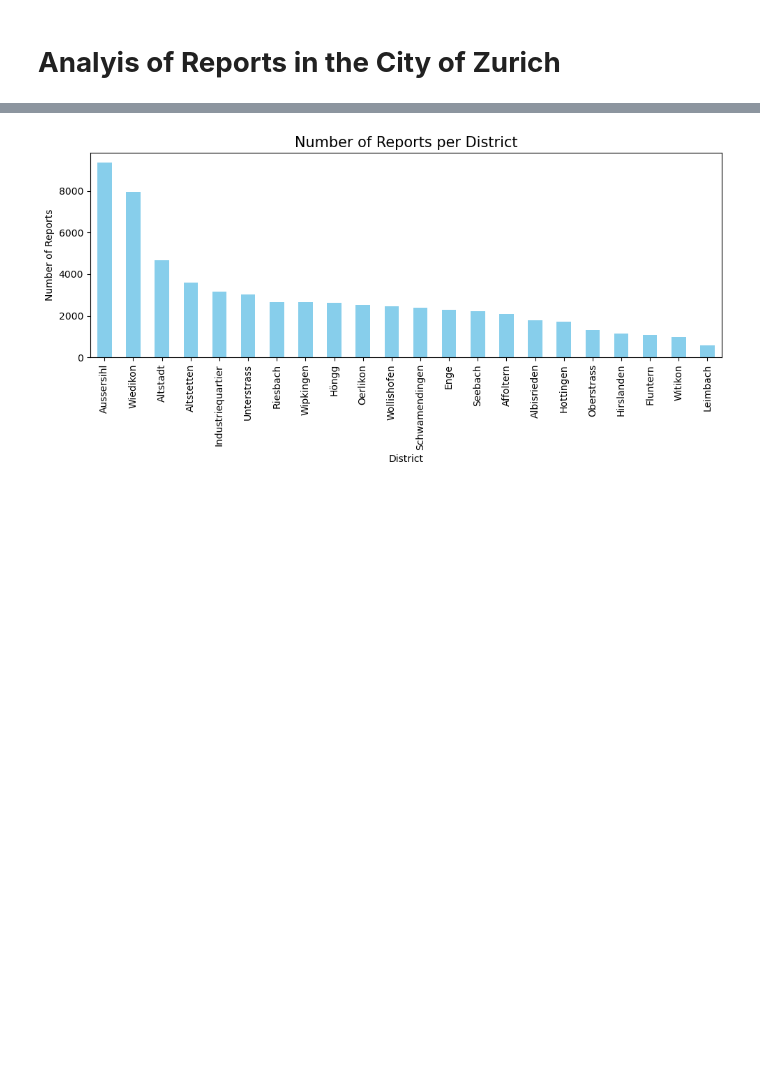
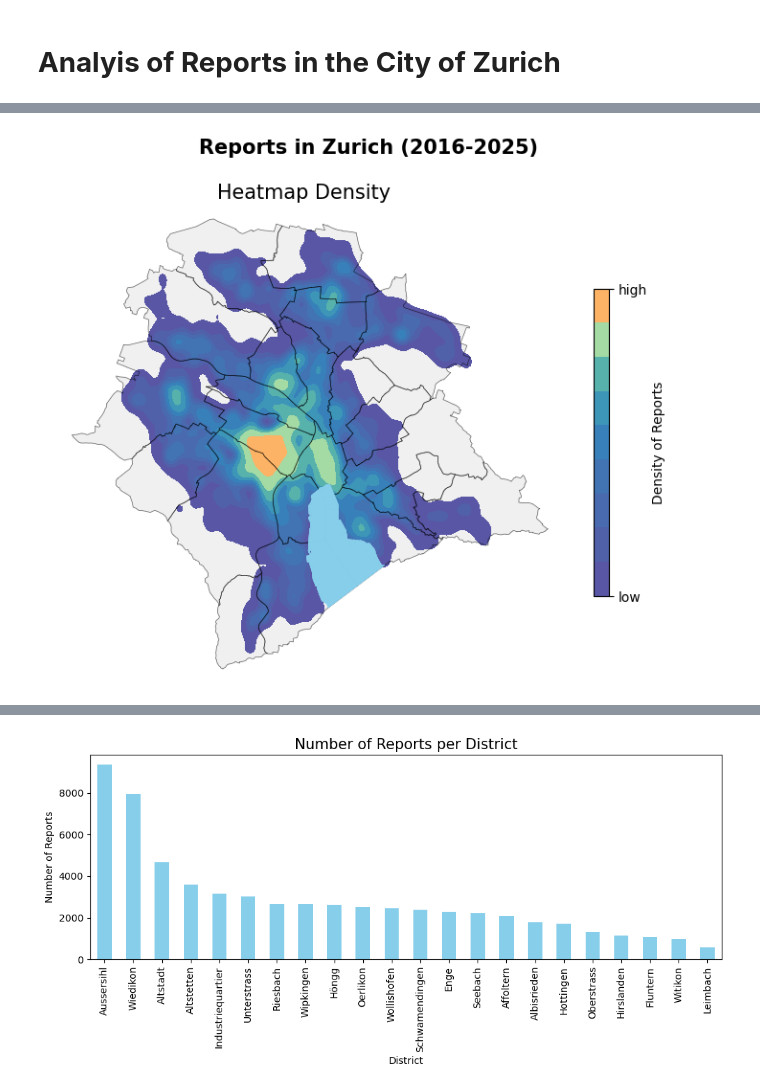
Before and after one commit to fabianott/zueriwieneu_spatial_analysis, a Jupyter notebook: notebooks/spatial_analysis.ipynb, the cells around one changed output, grey strips where cells are left out. Cells and saved outputs as stored; diff of their text form; code cells hidden in the pictures; blank space fills up the shorter version.

```diff
--- a/notebooks/spatial_analysis.ipynb
+++ b/notebooks/spatial_analysis.ipynb
@@ -114,0 +93,35 @@ plt.show()
+# %%
+# 3. Heatmap (Kernel Density Estimate)
+fig, ax = plt.subplots(1, 1, figsize=(7, 6))
+fig.suptitle("Reports in Zurich (2016-2025)", fontsize=15, x=0.5, y=1.001, fontweight="bold")
+
+quartiere_gdf.plot(ax=ax, color="#f0f0f0", edgecolor="none")
+
+sns.kdeplot(
+    x=reports_gdf.e,
+    y=reports_gdf.n,
+    ax=ax,
+    cmap="Spectral_r",
+    fill=True,
+    thresh=0.05,
+    cbar=True,
+    cbar_kws={"label": "Density of Reports", "orientation": "vertical", "shrink": 0.6},
+    bw_adjust=0.5
+)
+
+cbar = ax.collections[-1].colorbar
+vmin, vmax = cbar.ax.get_ylim()
+cbar.set_ticks([vmin, vmax])
+cbar.set_ticklabels(["low", "high"])
+
+lakes_gdf.plot(ax=ax, color="skyblue", zorder=2)
+quartiere_gdf.boundary.plot(ax=ax, color="black", linewidth=0.5, alpha=0.6, zorder=1)
+
+ax.axis("off")
+ax.set_title("Heatmap Density", fontsize=15)
+
+plt.tight_layout()
+plt.savefig("../outputs/heatmap_density.png", dpi=300, bbox_inches="tight")
+plt.show()
+# %% [output]
+[figure, added]
```
Also changed, not shown: parts of 37 cells of this notebook, 11 other files.
